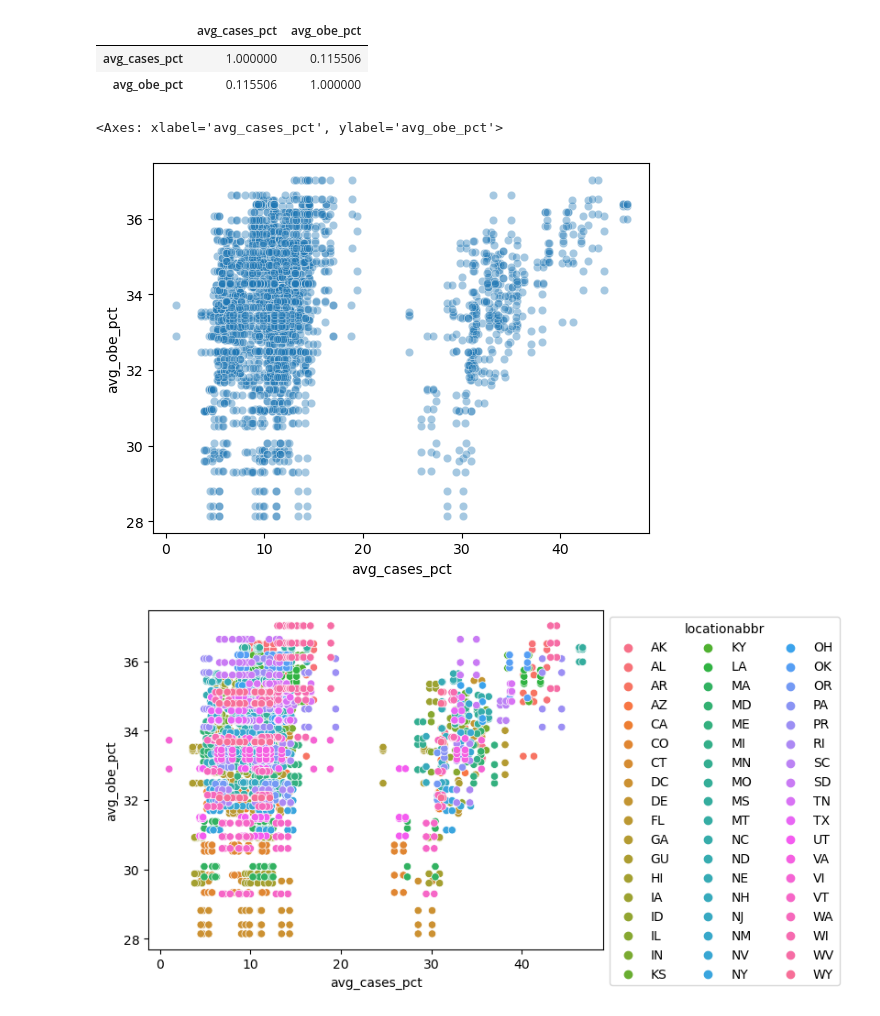
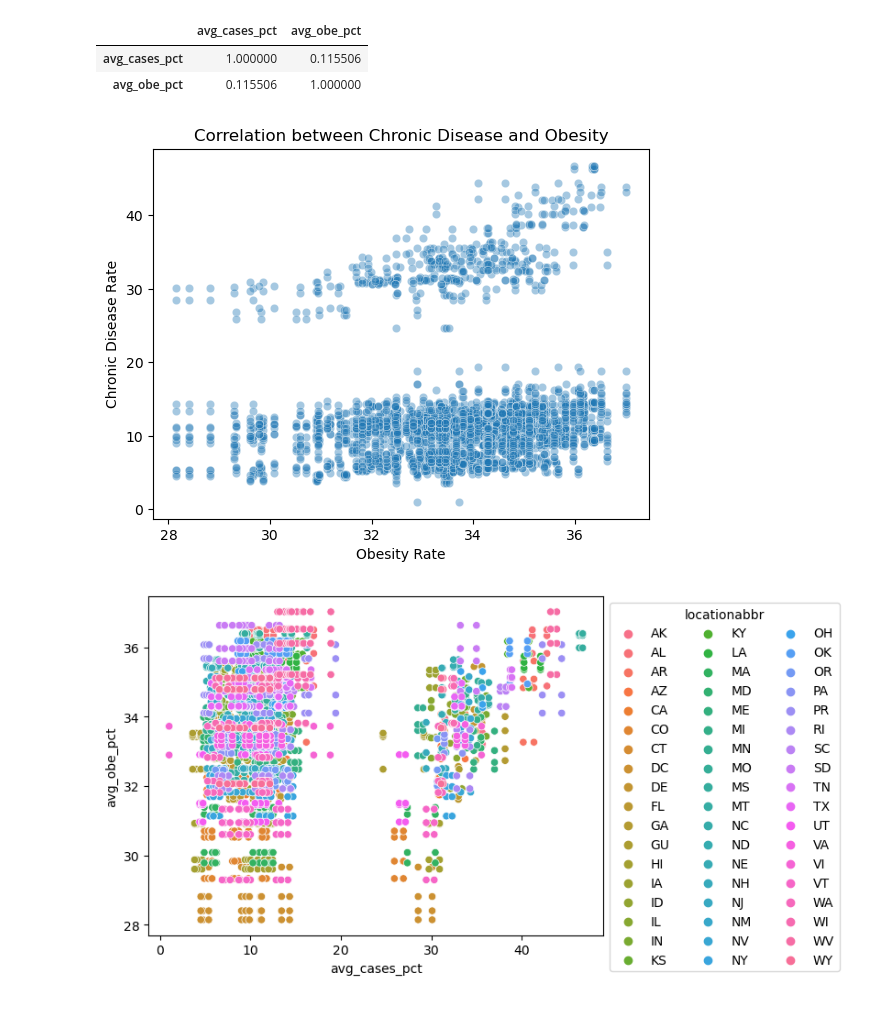
Before and after one commit to Khush0395/capstone_ptl, a Jupyter notebook: script/cd_pgpython.ipynb, the cells around one changed output. Drawn from its saved outputs; the diff is of its cells as text; code cells hidden in the pictures.

```diff
--- a/script/cd_pgpython.ipynb
+++ b/script/cd_pgpython.ipynb
@@ -833,10 +833,13 @@ merg[['avg_cases_pct', 'avg_obe_pct']].corr()
 | avg_cases_pct | 1.000000 | 0.115506 |
 | avg_obe_pct | 0.115506 | 1.000000 |
 # %%
-sns.scatterplot(data=merg, x="avg_cases_pct", y="avg_obe_pct",alpha = .4)
+sns.scatterplot(data=merg, x="avg_obe_pct", y="avg_cases_pct", alpha=0.4)
+plt.title("Correlation between Chronic Disease and Obesity")
+plt.xlabel("Obesity Rate")
+plt.ylabel("Chronic Disease Rate")
+plt.show()
 # %% [output]
-<Axes: xlabel='avg_cases_pct', ylabel='avg_obe_pct'>
-[figure, old version]
+[figure, new version]
 # %%
 ax=sns.scatterplot (data= merg, x= "avg_cases_pct" ,y= "avg_obe_pct", hue = "locationabbr")
 sns.move_legend(ax, "upper left", bbox_to_anchor=(1, 1),ncol=3)
```
Also changed, not shown: parts of 21 cells of this notebook.
